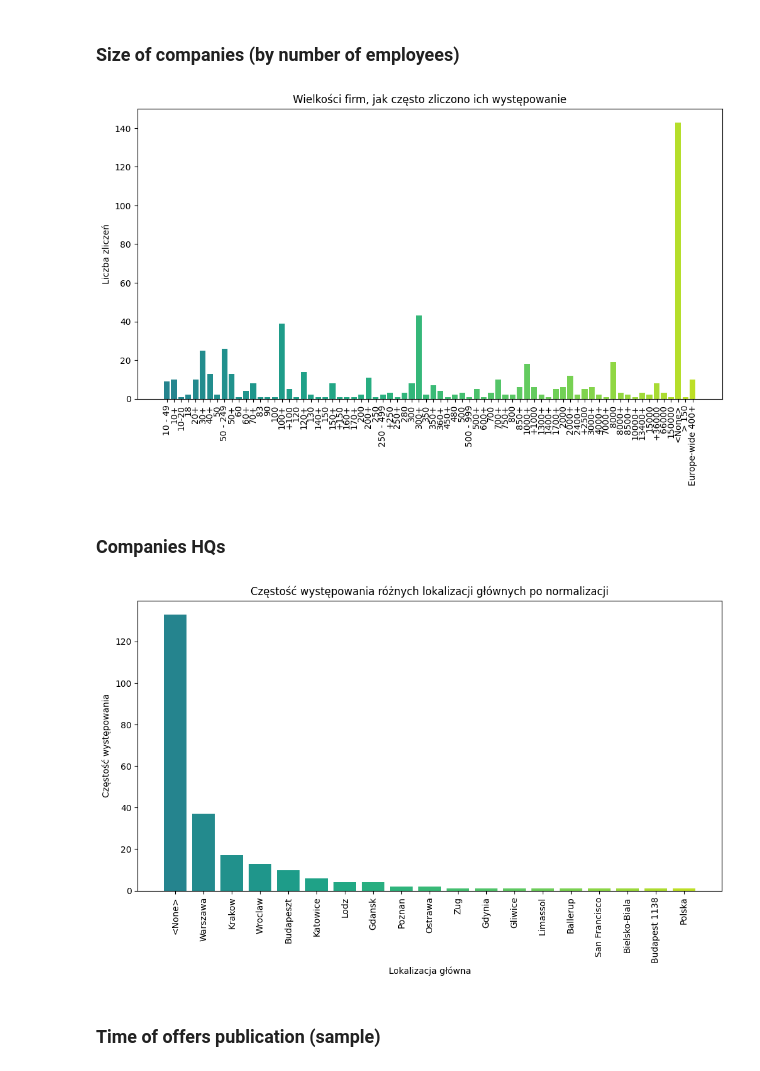
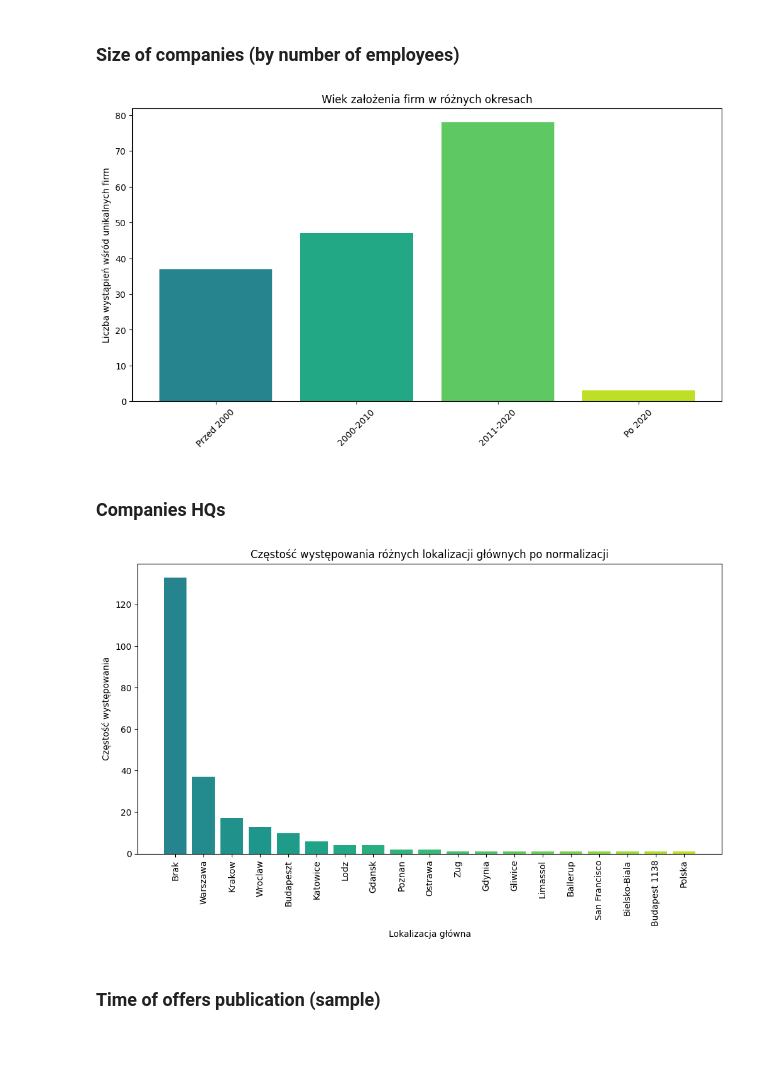
Before and after one commit to JakBiel/Job_scraper, a Jupyter notebook: lab2/JupyterNotebookFolder/jpdata/JobOffersAnalyze.ipynb, the cells around one changed output. Saved outputs shown, nothing was run; the diff lists cells and outputs as text; code cells hidden in the pictures; blank space fills up the shorter version.

```diff
--- a/lab2/JupyterNotebookFolder/jpdata/JobOffersAnalyze.ipynb
+++ b/lab2/JupyterNotebookFolder/jpdata/JobOffersAnalyze.ipynb
@@ -773,7 +932,7 @@ def benefits_ctr(df):
     colors = plt.cm.viridis(np.linspace(0.45, 0.9, len(sorted_data)))
 
     # Tworzenie wykresu z paletą kolorów
-    plt.barh(list(sorted_data.keys()), list(sorted_data.values()), color=colors)
+    plt.barh([label if label != "<None>" else "Brak" for label in sorted_data.keys()], list(sorted_data.values()), color=colors)
     plt.xlabel('Liczba ofert')
     plt.title('Benefity (najpopularniejsze)')
     plt.tight_layout()  # Aby poprawić wygląd wykresu
@@ -838,50 +993,59 @@ unique_company_age_ctr(df)
 # %% [markdown]
 ### Size of companies (by number of employees)
 # %%
-# Funkcja pomocnicza do konwersji tekstu na wartości liczbowe, gdzie to możliwe
-def atoi(text):
-    return int(text) if text.isdigit() else text
+def unique_company_age_ctr(df):
+    # Inicjalizacja licznika dla każdej kategorii
+    counter = {'Przed 2000': 0, '2000-2010': 0, '2011-2020': 0, 'Po 2020': 0}
+    once_mentioned = set()
 
-# Funkcja do sortowania tekstów zawierających liczby w sposób naturalny
-def natural_keys(text):
-    # Usunięcie spacji między cyframi
-    text = re.sub(r'(\d)\s+(\d)', r'\1\2', text)
-    # Przeniesienie znaku "+" na koniec, jeśli jest na początku
-    text = re.sub(r'^\+(\d+)', r'\1+', text)
-    # Sortowanie naturalne
-    return [atoi(c) for c in re.split(r'(\d+)', text)]
+    for index, row in df.iterrows():
+        company = row['company']
+        founded_in = row['company_foundation_year']
 
-def string_only_size_ctr(df):
-    counter = Counter()
+        if company not in once_mentioned:
+            once_mentioned.add(company)
 
-    for loc in df['company_size']:
-        if isinstance(loc, str):  # Tylko jeśli wartość to łańcuch znaków
-            counter[loc] += 1
+            # Klasyfikacja firm do odpowiednich kategorii
+            if founded_in is None or not isinstance(founded_in, (int, str)) or not str(founded_in).isdigit():
+                continue
+            elif int(founded_in) < 2000:
+                counter['Przed 2000'] += 1
+            elif 2000 <= int(founded_in) <= 2010:
+                counter['2000-2010'] += 1
+            elif 2011 <= int(founded_in) <= 2020:
+                counter['2011-2020'] += 1
+            elif int(founded_in) > 2020:
+                counter['Po 2020'] += 1
 
-    # Sortuj dane według klucza (wielkości firm), z uwzględnieniem zmodyfikowanych reguł
-    sorted_data = dict(sorted(counter.items(), key=lambda x: natural_keys(x[0])))
-
-    # Tworzenie wykresu
     plt.figure(figsize=(12, 6))
 
-    # Tworzenie palety kolorów dla słupków
-    colors = plt.cm.viridis(np.linspace(0.45, 0.9, len(sorted_data)))
+    # Użyj palety kolorów dla słupków
+    colors = plt.cm.viridis(np.linspace(0.45, 0.9, len(counter)))
 
+    # Wygeneruj wykres słupkowy z zachowaniem ustalonej kolejności kategorii
+    plt.bar(counter.keys(), counter.values(), color=colors)
+    plt.xticks(rotation=45)
 
-    # Użycie wygenerowanej palety kolorów dla słupków
-    plt.bar(sorted_data.keys(), sorted_data.values(), color=colors)
-    plt.xticks(rotation=90)
-    plt.ylabel('Liczba zliczeń')
-    plt.title('Wielkości firm, jak często zliczono ich występowanie')
-    plt.show()
+    plt.ylabel('Liczba wystąpień wśród unikalnych firm')
+    plt.title('Wiek założenia firm w różnych okresach')
 
-# Wywołanie zmodyfikowanej funkcji
-string_only_size_ctr(df)
+    # Ustaw format osi Y na liczby całkowite
+    ax = plt.gca()
+    ax.yaxis.set_major_locator(plt.MaxNLocator(integer=True))
+
+# Zakładam, że masz już wcześniej zdefiniowane df
+unique_company_age_ctr(df)
 # %% [output]
-[figure, old version]
+[figure, new version]
 # %% [markdown]
 ### Companies HQs
 # %%
+import re
+import unidecode
+import requests
+from collections import Counter
+import matplotlib.pyplot as plt
+
 # Funkcje pomocnicze z drugiego kodu
 def format_location(loc):
     loc = re.sub(r'\s*-\s*', '-', loc)
@@ -929,6 +1093,10 @@ def process_locations(counter):
             processed_counter[loc] += count
             continue
 
+        if loc == "<None>":
+            processed_counter["Brak"] += count
+            continue
+
         polish_name = get_polish_name(loc)
         if polish_name:
             formatted_polish_name = format_location(polish_name)
@@ -956,7 +1124,6 @@ plt.figure(figsize=(12, 6))
 # Tworzenie palety kolorów dla słupków
 colors = plt.cm.viridis(np.linspace(0.45, 0.9, len(sorted_data)))
 
-
 # Użycie wygenerowanej palety kolorów dla słupków
 plt.bar(sorted_data.keys(), sorted_data.values(), color=colors)
 plt.xticks(rotation=90)
@@ -965,7 +1132,7 @@ plt.xlabel('Lokalizacja główna')
 plt.title('Częstość występowania różnych lokalizacji głównych po normalizacji')
 plt.show()
 # %% [output]
-[figure, old version]
+[figure, new version]
 # %% [markdown]
 ### Time of offers publication (sample)
 # %%
```
Also changed, not shown: parts of 24 cells of this notebook.
